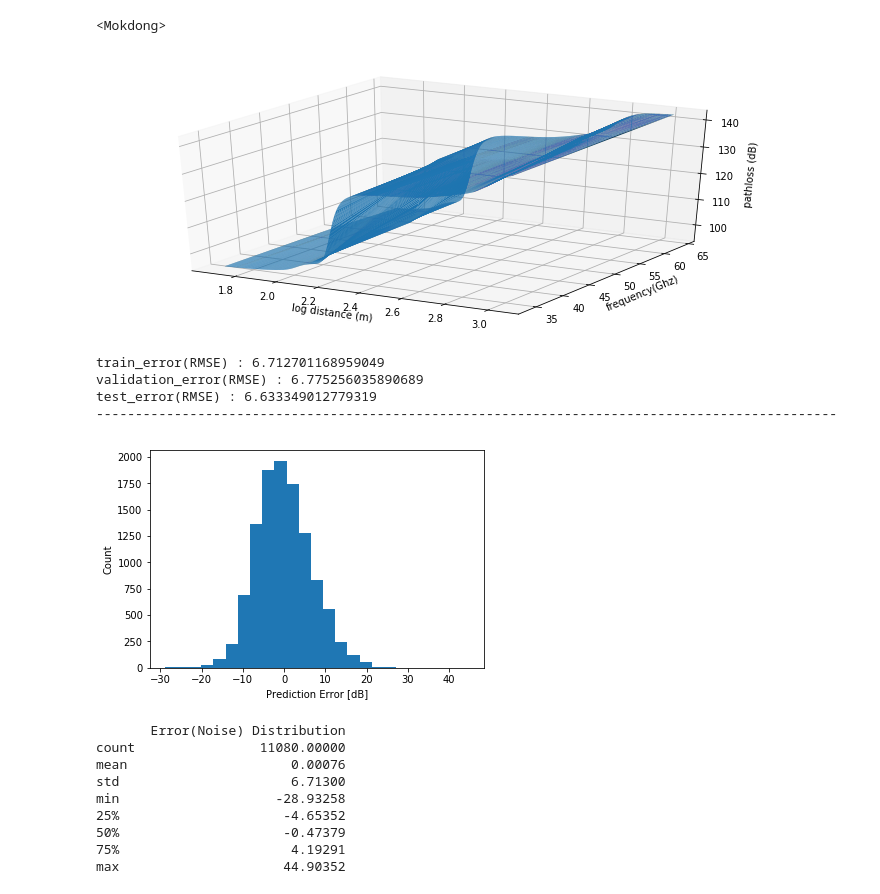
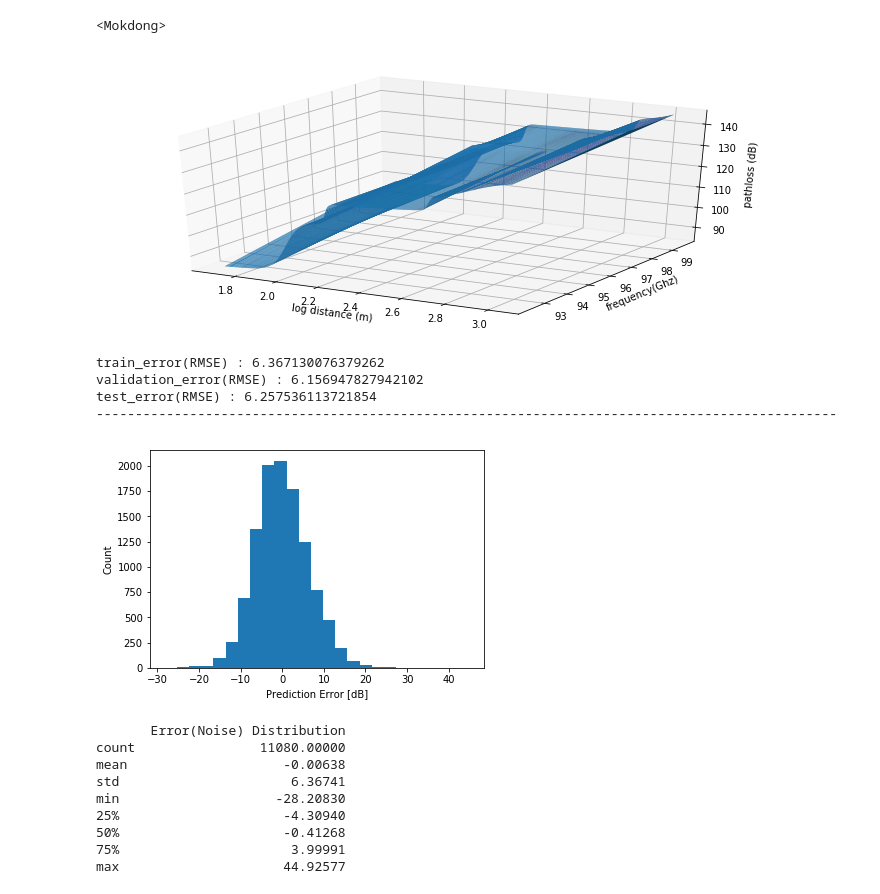
Before and after one commit to chanship72/pathloss, a Jupyter notebook: comb_regression.ipynb, the cells around one changed output. Drawn from its saved outputs; the diff is of its cells as text; code cells hidden in the pictures.

```diff
--- a/comb_regression.ipynb
+++ b/comb_regression.ipynb
@@ -18,9 +18,9 @@ from MLP.utils import data_loader_pathloss, describeData, data_loader_pathloss_w
 pd.set_option('display.max_rows', 999)
 pd.set_option('precision', 5)
 # %%
-X_train_bh_34, y_train_bh_34, X_val_bh_34, y_val_bh_34, X_test_bh_34, y_test_bh_34 = data_loader_pathloss_with_freq('../data/PLdata_bh_34.mat', 34)
-X_train_bh_53, y_train_bh_53, X_val_bh_53, y_val_bh_53, X_test_bh_53, y_test_bh_53 = data_loader_pathloss_with_freq('../data/PLdata_bh_53.mat', 53)
-X_train_bh_64, y_train_bh_64, X_val_bh_64, y_val_bh_64, X_test_bh_64, y_test_bh_64 = data_loader_pathloss_with_freq('../data/PLdata_bh_64.mat', 64)
+X_train_bh_34, y_train_bh_34, X_val_bh_34, y_val_bh_34, X_test_bh_34, y_test_bh_34 = data_loader_pathloss_with_freq('../data/PLdata_bh_34.mat', 26.16 * np.log10(3400))
+X_train_bh_53, y_train_bh_53, X_val_bh_53, y_val_bh_53, X_test_bh_53, y_test_bh_53 = data_loader_pathloss_with_freq('../data/PLdata_bh_53.mat', 26.16 * np.log10(5300))
+X_train_bh_64, y_train_bh_64, X_val_bh_64, y_val_bh_64, X_test_bh_64, y_test_bh_64 = data_loader_pathloss_with_freq('../data/PLdata_bh_64.mat', 26.16 * np.log10(6400))
 
 X_train_bh = np.concatenate((X_train_bh_34, X_train_bh_53), axis=0)
 y_train_bh = np.concatenate((y_train_bh_34, y_train_bh_53),axis=0)
@@ -37,9 +37,9 @@ y_test_bh = np.concatenate((y_test_bh_34, y_test_bh_53),axis=0)
 X_test_bh = np.concatenate((X_test_bh, X_test_bh_64), axis=0)
 y_test_bh = np.concatenate((y_test_bh, y_test_bh_64),axis=0)
 
-X_train_ma_34, y_train_ma_34, X_val_ma_34, y_val_ma_34, X_test_ma_34, y_test_ma_34 = data_loader_pathloss_with_freq('../data/PLdata_ma_34.mat', 34)
-X_train_ma_53, y_train_ma_53, X_val_ma_53, y_val_ma_53, X_test_ma_53, y_test_ma_53 = data_loader_pathloss_with_freq('../data/PLdata_ma_53.mat', 53)
-X_train_ma_64, y_train_ma_64, X_val_ma_64, y_val_ma_64, X_test_ma_64, y_test_ma_64 = data_loader_pathloss_with_freq('../data/PLdata_ma_64.mat', 64)
+X_train_ma_34, y_train_ma_34, X_val_ma_34, y_val_ma_34, X_test_ma_34, y_test_ma_34 = data_loader_pathloss_with_freq('../data/PLdata_ma_34.mat', 26.16 * np.log10(3400))
+X_train_ma_53, y_train_ma_53, X_val_ma_53, y_val_ma_53, X_test_ma_53, y_test_ma_53 = data_loader_pathloss_with_freq('../data/PLdata_ma_53.mat', 26.16 * np.log10(5300))
+X_train_ma_64, y_train_ma_64, X_val_ma_64, y_val_ma_64, X_test_ma_64, y_test_ma_64 = data_loader_pathloss_with_freq('../data/PLdata_ma_64.mat', 26.16 * np.log10(6400))
 
 X_train_ma = np.concatenate((X_train_ma_34, X_train_ma_53), axis=0)
 y_train_ma = np.concatenate((y_train_ma_34, y_train_ma_53),axis=0)
@@ -147,5 +147,5 @@ max                     29.19738
 # %%
-model = mlp_regression(X_train_ma, y_train_ma, (60,60,60,60,60,60), 'relu', 'lbfgs')
+model = mlp_regression(X_train_ma, y_train_ma, (60), 'relu', 'lbfgs')
 
 # mlp_prediction_error(model, X, Y)
 rmse = mlp_prediction_error(model, X_train_ma, y_train_ma)
@@ -178,5 +178,5 @@ max                     44.38950
 # %%
-model = mlp_regression(X_train_ma, y_train_ma, (60,60,60,60,60,60), 'logistic', 'lbfgs')
+model = mlp_regression(X_train_ma, y_train_ma, (60), 'logistic', 'lbfgs')
 
 # mlp_prediction_error(model, X, Y)
 rmse = mlp_prediction_error(model, X_train_ma, y_train_ma)
@@ -209,31 +209,31 @@ max                     44.62523
 # %%
-model = mlp_regression(X_train_ma, y_train_ma, (60,60,60,60,60,60), 'tanh', 'lbfgs')
+model = mlp_regression(X_train_ma, y_train_ma, (60), 'tanh', 'lbfgs')
 
 # mlp_prediction_error(model, X, Y)
 rmse = mlp_prediction_error(model, X_train_ma, y_train_ma)
 
 # mlp_train_graph(model, X, Y, activation, loss, rmse)
 print("<Mokdong>")
 mlp_train_3d_graph(model,X_train_ma, y_train_ma)
 print("train_error(RMSE) : " + str(mlp_prediction_error(model, X_train_ma, y_train_ma)))
 print("validation_error(RMSE) : " + str(mlp_prediction_error(model, X_val_ma, y_val_ma)))
 print("test_error(RMSE) : " + str(mlp_prediction_error(model, X_test_ma, y_test_ma)))
 print("-----------------------------------------------------------------------------------------------")
 errorDist(mlp_prediction(model, X_train_ma), y_train_ma)
 # %% [output]
 <Mokdong>
-[figure, old version]
+[figure, new version]
-train_error(RMSE) : 6.712701168959049
-validation_error(RMSE) : 6.775256035890689
-test_error(RMSE) : 6.633349012779319
+train_error(RMSE) : 6.367130076379262
+validation_error(RMSE) : 6.156947827942102
+test_error(RMSE) : 6.257536113721854
 -----------------------------------------------------------------------------------------------
-[figure, old version]
+[figure, new version]
        Error(Noise) Distribution
 count                11080.00000
-mean                     0.00076
-std                      6.71300
-min                    -28.93258
-25%                     -4.65352
-50%                     -0.47379
-75%                      4.19291
-max                     44.90352
+mean                    -0.00638
+std                      6.36741
+min                    -28.20830
+25%                     -4.30940
+50%                     -0.41268
+75%                      3.99991
+max                     44.92577
```
Also changed, not shown: parts of 5 cells of this notebook.
